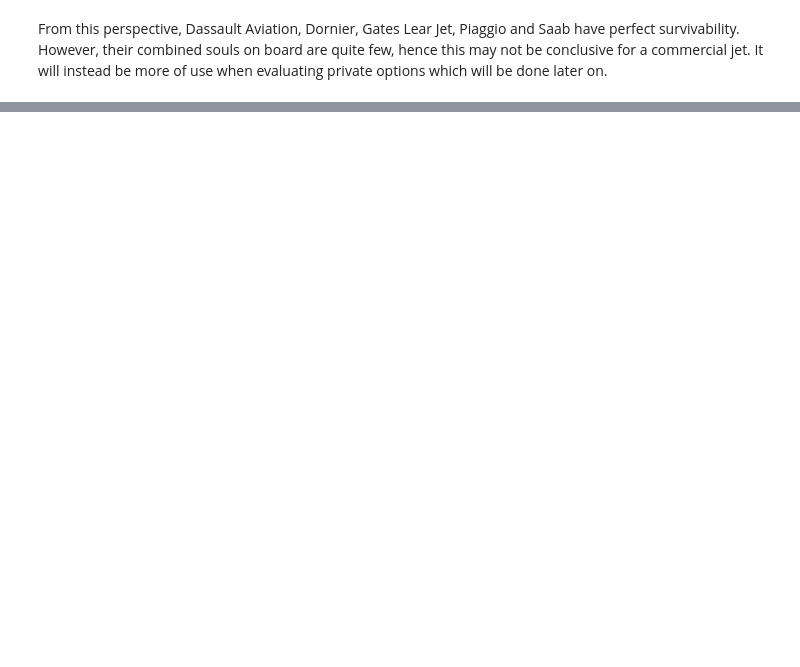
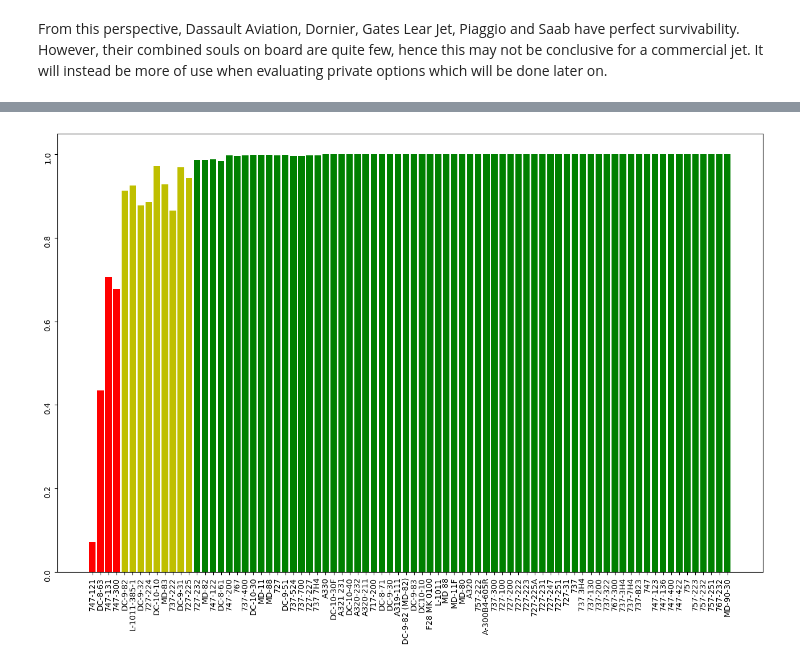
Before and after one commit to Luwate/dsc-phase-1-project, a Jupyter notebook: student.ipynb, the cells around one changed output, grey strips where cells are left out. Drawn from its saved outputs; the diff is of its cells as text; code cells hidden in the pictures; blank space fills up the shorter version.

```diff
--- a/student.ipynb
+++ b/student.ipynb
@@ -859,0 +923,6 @@ These are makers who have exceptional survivability, when compared to the brands
+# %%
+survivability_by_model = outcome_by_model.copy()
+survivability_by_model['Survivability'] = (survivability_by_model['Total.Uninjured']+survivability_by_model['Total.Serious.Injuries']+
+                                          survivability_by_model['Total.Minor.Injuries'])/survivability_by_model['Total.Souls']
+#survivability_by_make.sort_values(by='Survivability', ascending=False, inplace=True)
+survivability_by_model.head()
@@ -859,0 +937,9 @@ These are makers who have exceptional survivability, when compared to the brands
+# %%
+fig, ax = plt.subplots(figsize = (16,10))
+low_colours = survivability_by_model[survivability_by_model['Survivability']<0.8].index
+mid_colours = survivability_by_model[(survivability_by_model['Survivability']>0.8) & (survivability_by_model['Survivability']<0.98)].index
+colours = ['r' if element in low_colours else 'y' if element in mid_colours else 'g' for element in survivability_by_model.index]
+ax.bar(survivability_by_model.index, survivability_by_model['Survivability'], color = colours)
+ax.tick_params(rotation = 90);
+# %% [output]
+[figure, added]
```
Also changed, not shown: parts of 15 cells of this notebook.
